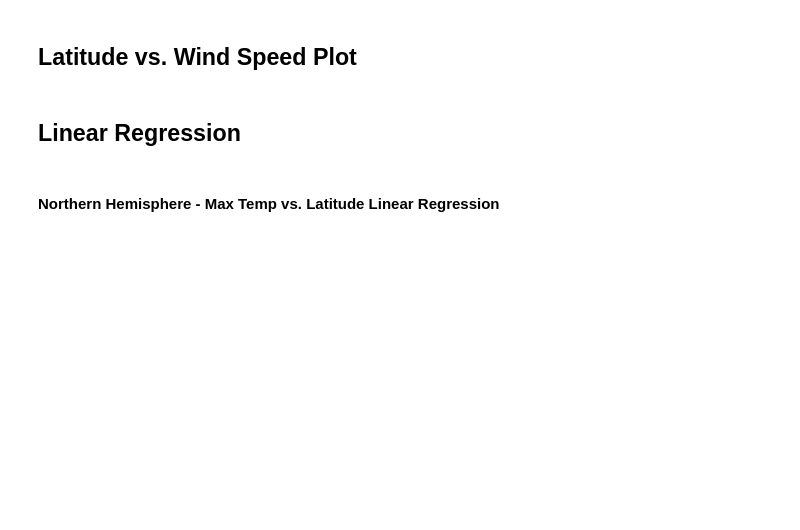
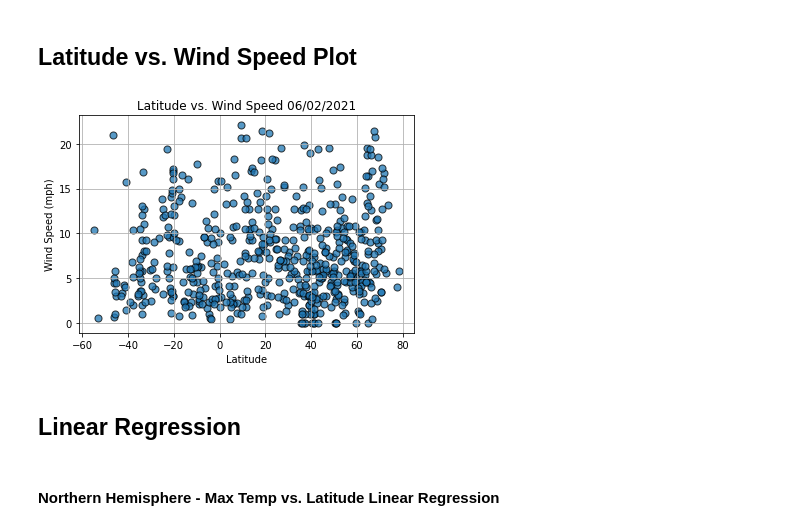
Before and after one commit to Jarice8893/python-api-challenge, a Jupyter notebook: WeatherPy-.ipynb, the cells around one changed output. Drawn from its saved outputs; the diff is of its cells as text; code cells hidden in the pictures; blank space fills up the shorter version.

```diff
--- a/WeatherPy-.ipynb
+++ b/WeatherPy-.ipynb
@@ -78,4 +276,15 @@ Skip this step if there are no cities that have humidity > 100%.
 # %% [markdown]
 ## Latitude vs. Wind Speed Plot
+# %%
+plt.scatter(cities_data["Lat"], cities_data["Wind Speed"], marker="o", s=50,alpha=.75, edgecolors="black")
+plt.title(f"Latitude vs. Wind Speed {date}")
+plt.ylabel("Wind Speed (mph)")
+plt.xlabel("Latitude")
+plt.grid(True)
+
+plt.savefig("Latitude vs Wind Speed.png")
+plt.show()
+# %% [output]
+[figure, added]
 # %% [markdown]
 ## Linear Regression
```
Also changed, not shown: parts of 20 cells of this notebook, 7 other files.
